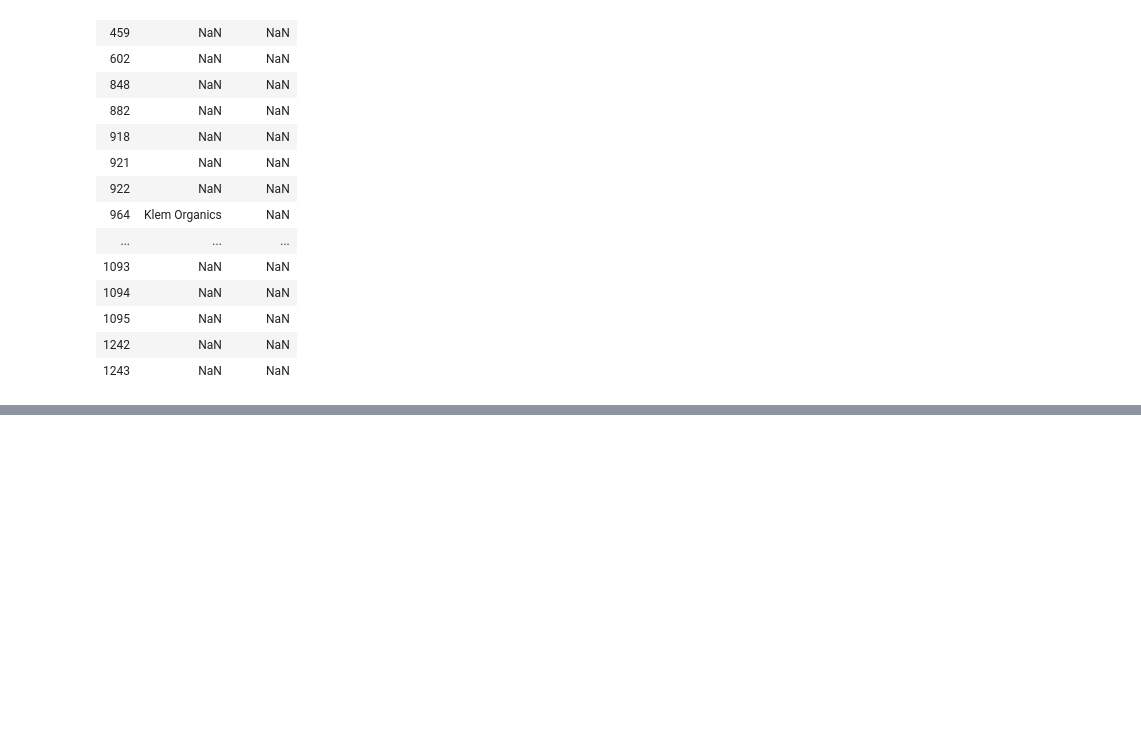
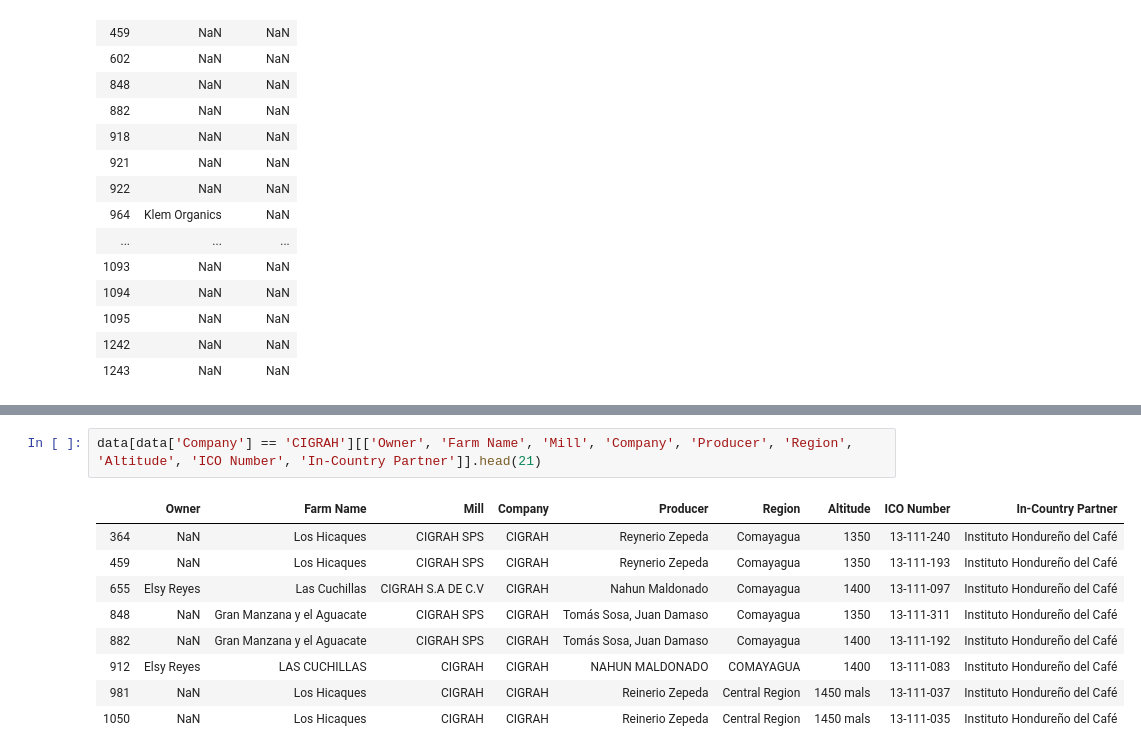
Before and after one commit to margarita200/Data-Management-HW, a Jupyter notebook: УД.ipynb, the cells around one changed output, grey strips where cells are left out. Saved outputs shown, nothing was run; the diff lists cells and outputs as text; blank space fills up the shorter version.

```diff
--- a/УД.ipynb
+++ b/УД.ipynb
@@ -231,0 +228,12 @@ part
+# %%
+data[data['Company'] == 'CIGRAH'][['Owner', 'Farm Name', 'Mill', 'Company', 'Producer', 'Region', 'Altitude', 'ICO Number', 'In-Country Partner']].head(21)
+# %% [output]
+|  | Owner | Farm Name | Mill | Company | Producer | Region | Altitude | ICO Number | In-Country Partner |
+| 364 | NaN | Los Hicaques | CIGRAH SPS | CIGRAH | Reynerio Zepeda | Comayagua | 1350 | 13-111-240 | Instituto Hondureño del Café |
+| 459 | NaN | Los Hicaques | CIGRAH SPS | CIGRAH | Reynerio Zepeda | Comayagua | 1350 | 13-111-193 | Instituto Hondureño del Café |
+| 655 | Elsy Reyes | Las Cuchillas | CIGRAH S.A DE C.V | CIGRAH | Nahun Maldonado | Comayagua | 1400 | 13-111-097 | Instituto Hondureño del Café |
+| 848 | NaN | Gran Manzana y el Aguacate | CIGRAH SPS | CIGRAH | Tomás Sosa, Juan Damaso | Comayagua | 1350 | 13-111-311 | Instituto Hondureño del Café |
+| 882 | NaN | Gran Manzana y el Aguacate | CIGRAH SPS | CIGRAH | Tomás Sosa, Juan Damaso | Comayagua | 1400 | 13-111-192 | Instituto Hondureño del Café |
+| 912 | Elsy Reyes | LAS CUCHILLAS | CIGRAH | CIGRAH | NAHUN MALDONADO | COMAYAGUA | 1400 | 13-111-083 | Instituto Hondureño del Café |
+| 981 | NaN | Los Hicaques | CIGRAH | CIGRAH | Reinerio Zepeda | Central Region | 1450 mals | 13-111-037 | Instituto Hondureño del Café |
+| 1050 | NaN | Los Hicaques | CIGRAH | CIGRAH | Reinerio Zepeda | Central Region | 1450 mals | 13-111-035 | Instituto Hondureño del Café |
```
Also changed, not shown: parts of 13 cells of this notebook, 1 other file.
